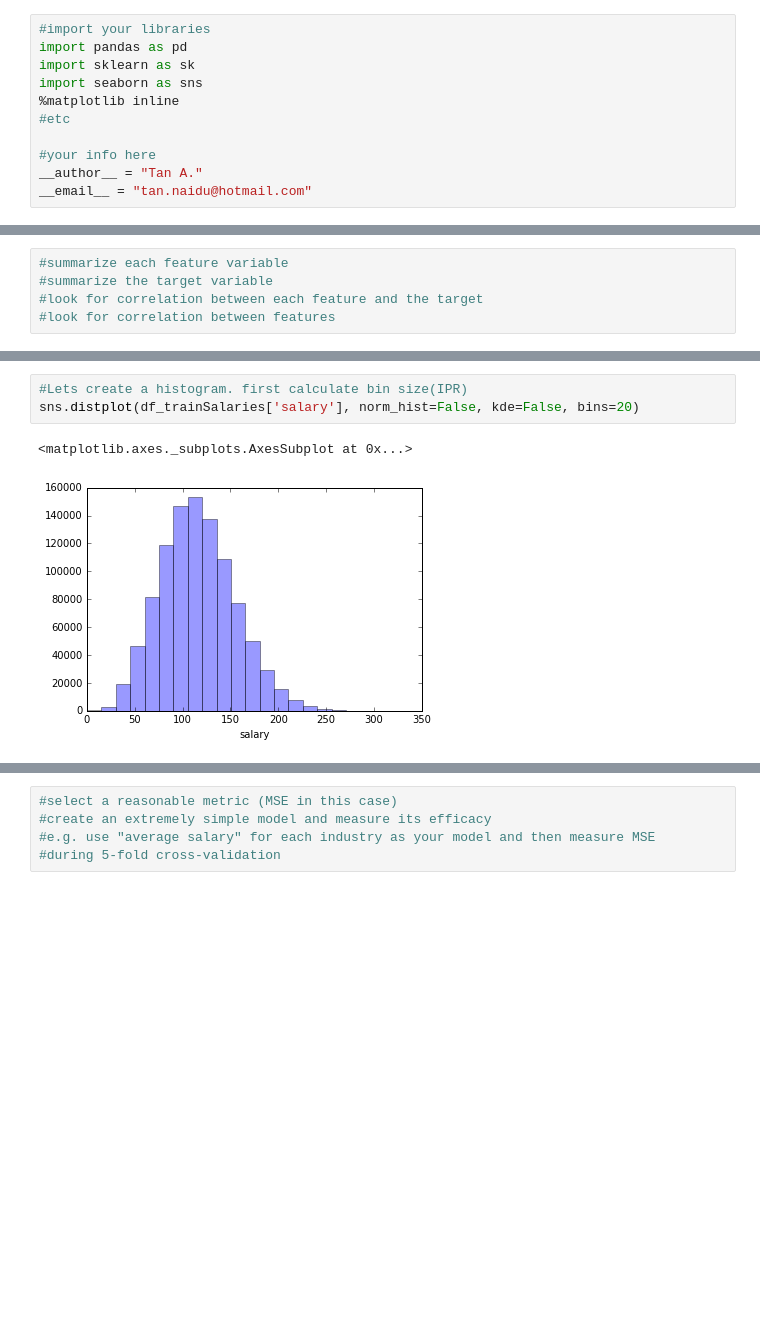
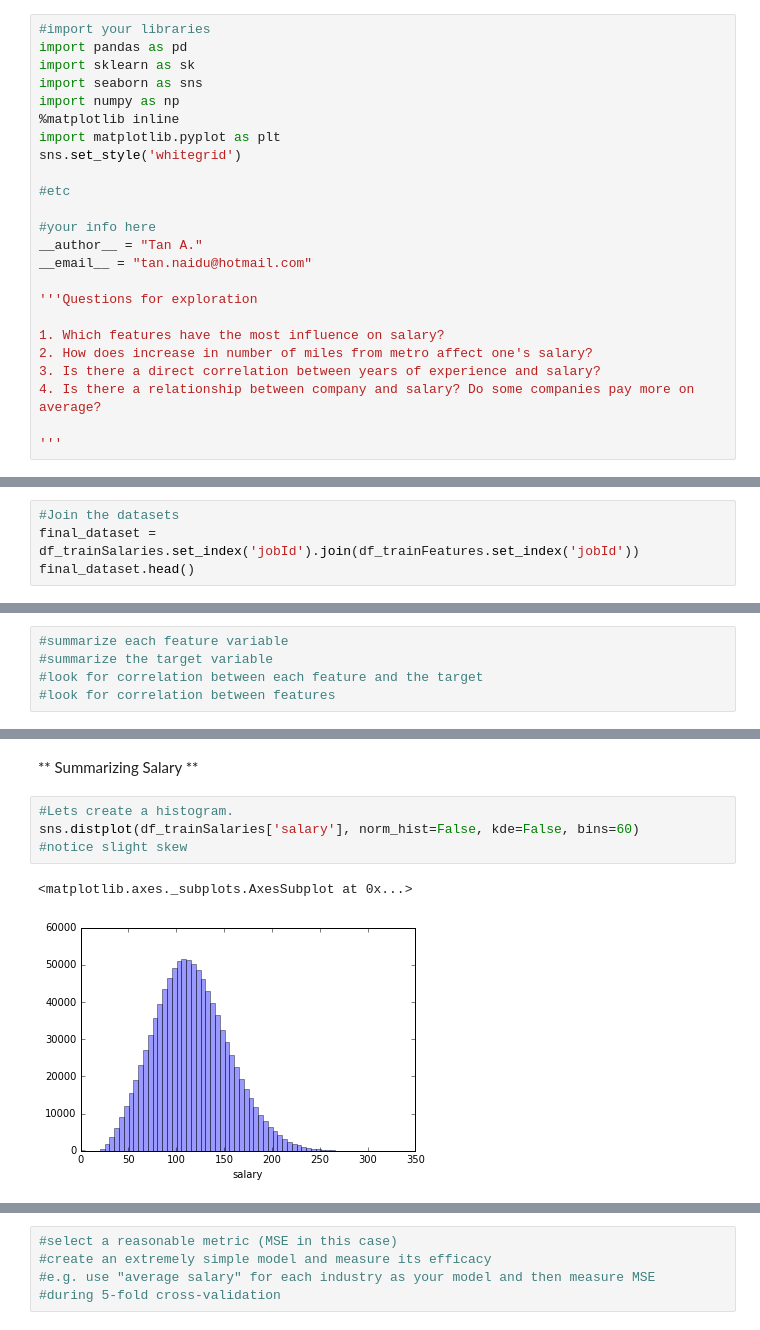
Before and after one commit to naiduizm/SalaryPredictionPortfolio, a Jupyter notebook: First Portfolio Project.ipynb, the cells around one changed output, grey strips where cells are left out. Drawn from its saved outputs; the diff is of its cells as text; blank space fills up the shorter version.

```diff
--- a/First Portfolio Project.ipynb
+++ b/First Portfolio Project.ipynb
@@ -11,9 +11,22 @@ Write the problem in your own words here
 import pandas as pd
 import sklearn as sk
 import seaborn as sns
+import numpy as np
 %matplotlib inline
+import matplotlib.pyplot as plt
+sns.set_style('whitegrid')
+
 #etc
 
 #your info here
 __author__ = "Tan A."
 __email__ = "tan.naidu@hotmail.com"
+
+'''Questions for exploration
+
+1. Which features have the most influence on salary?
+2. How does increase in number of miles from metro affect one's salary?
+3. Is there a direct correlation between years of experience and salary?
+4. Is there a relationship between company and salary? Do some companies pay more on average?
+
+'''
@@ -29,0 +54,4 @@ df_trainSalaries = pd.read_csv("data/train_salaries.csv")
+# %%
+#Join the datasets
+final_dataset = df_trainSalaries.set_index('jobId').join(df_trainFeatures.set_index('jobId'))
+final_dataset.head()
@@ -90,6 +127,9 @@ Name: jobId, dtype: object
+# %% [markdown]
+** Summarizing Salary **
 # %%
-#Lets create a histogram. first calculate bin size(IPR)
-sns.distplot(df_trainSalaries['salary'], norm_hist=False, kde=False, bins=20)
+#Lets create a histogram.
+sns.distplot(df_trainSalaries['salary'], norm_hist=False, kde=False, bins=60)
+#notice slight skew
 # %% [output]
 <matplotlib.axes._subplots.AxesSubplot at 0x...>
-[figure, old version]
+[figure, new version]
```
Also changed, not shown: parts of 62 cells of this notebook.
